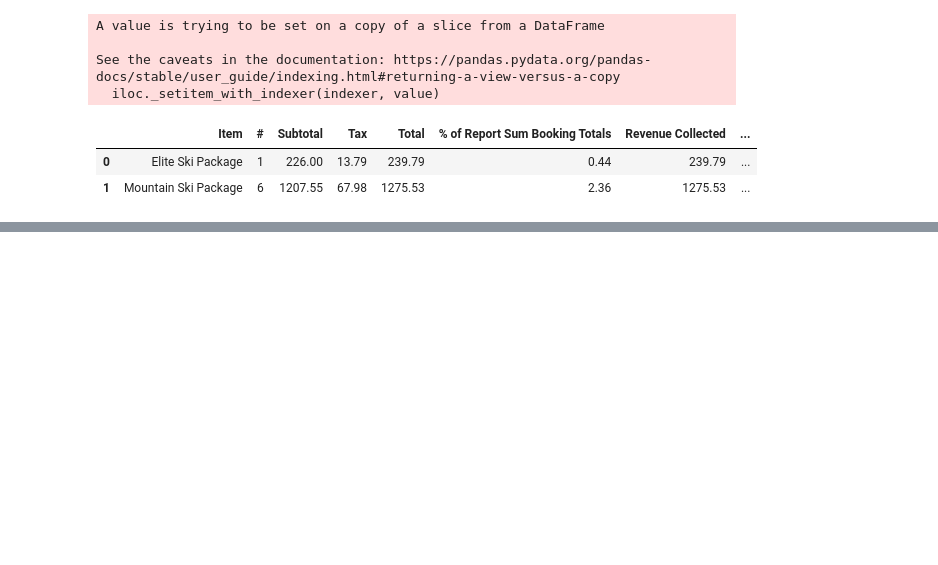
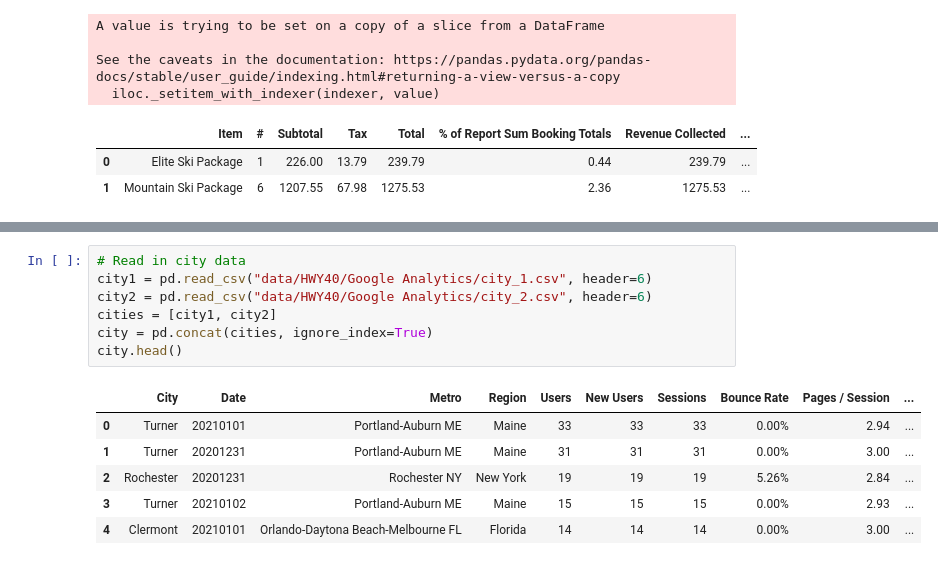
Before and after one commit to Data-Science-in-Business-master/final-project-adventure-haus-and-hwy40-adventure_haus_highway_40, a Jupyter notebook: HW40.ipynb, the cells around one changed output, grey strips where cells are left out. Cells and saved outputs as stored; diff of their text form; blank space fills up the shorter version.

Commit message:
Read in google analytics data HW40

```diff
--- a/HW40.ipynb
+++ b/HW40.ipynb
@@ -125,0 +155,14 @@ campaigns.head()
+# %%
+# Read in city data
+city1 = pd.read_csv("data/HWY40/Google Analytics/city_1.csv", header=6)
+city2 = pd.read_csv("data/HWY40/Google Analytics/city_2.csv", header=6)
+cities = [city1, city2]
+city = pd.concat(cities, ignore_index=True)
+city.head()
+# %% [output]
+|  | City | Date | Metro | Region | Users | New Users | Sessions | Bounce Rate | Pages / Session | ... |
+| 0 | Turner | 20210101 | Portland-Auburn ME | Maine | 33 | 33 | 33 | 0.00% | 2.94 | ... |
+| 1 | Turner | 20201231 | Portland-Auburn ME | Maine | 31 | 31 | 31 | 0.00% | 3.00 | ... |
+| 2 | Rochester | 20201231 | Rochester NY | New York | 19 | 19 | 19 | 5.26% | 2.84 | ... |
+| 3 | Turner | 20210102 | Portland-Auburn ME | Maine | 15 | 15 | 15 | 0.00% | 2.93 | ... |
+| 4 | Clermont | 20210101 | Orlando-Daytona Beach-Melbourne FL | Florida | 14 | 14 | 14 | 0.00% | 3.00 | ... |
```
Also changed, not shown: parts of 7 cells of this notebook.
